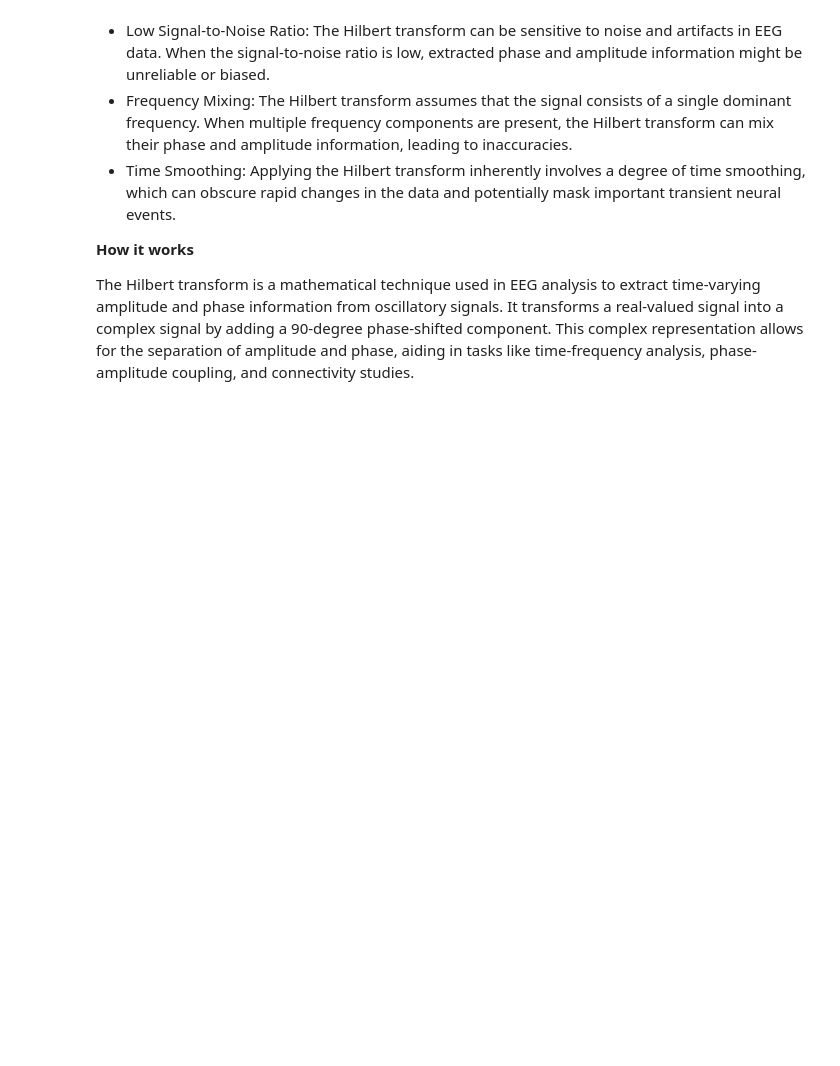
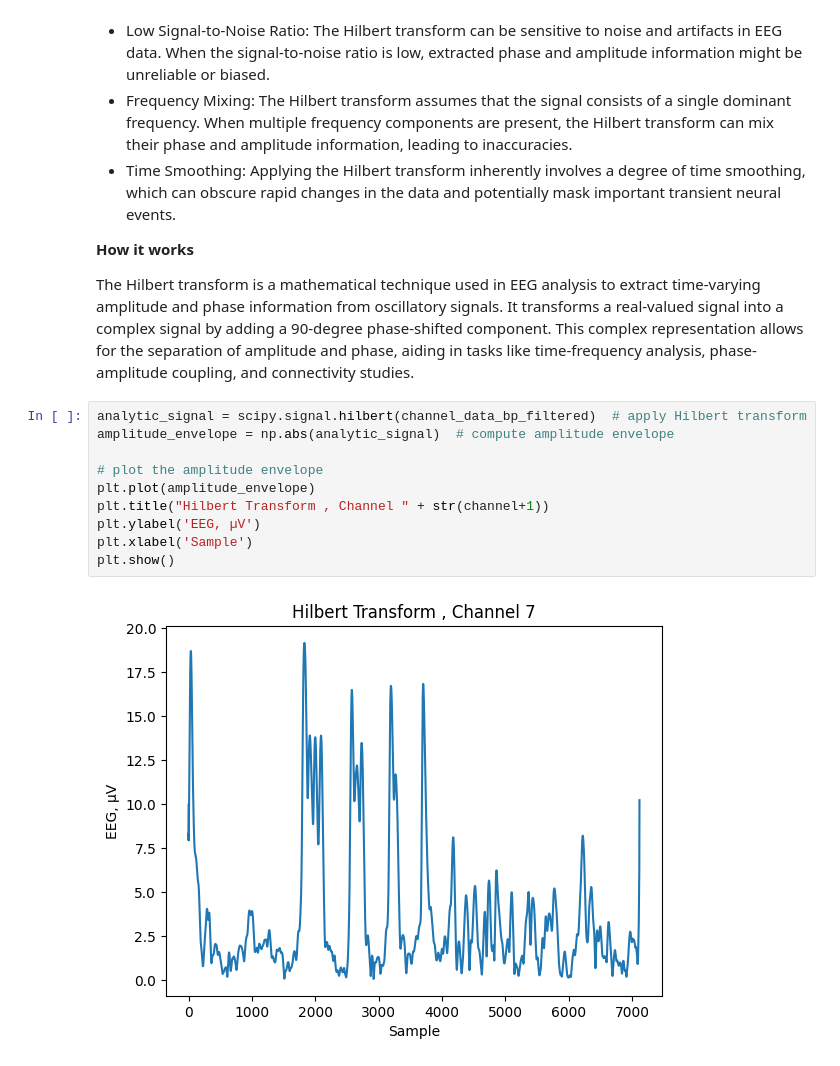
Before and after one commit to nargesyaghoubi/NeuroSignal, a Jupyter notebook: frequency_analysis.ipynb, the cells around one changed output. Saved outputs shown, nothing was run; the diff lists cells and outputs as text; blank space fills up the shorter version.

Commit message:
apply Hilbert transform

```diff
--- a/frequency_analysis.ipynb
+++ b/frequency_analysis.ipynb
@@ -244,3 +244,15 @@ The Hilbert transform is a signal processing technique used to compute the analy
 **How it works**
 
 The Hilbert transform is a mathematical technique used in EEG analysis to extract time-varying amplitude and phase information from oscillatory signals. It transforms a real-valued signal into a complex signal by adding a 90-degree phase-shifted component. This complex representation allows for the separation of amplitude and phase, aiding in tasks like time-frequency analysis, phase-amplitude coupling, and connectivity studies.
+# %%
+analytic_signal = scipy.signal.hilbert(channel_data_bp_filtered)  # apply Hilbert transform
+amplitude_envelope = np.abs(analytic_signal)  # compute amplitude envelope
+
+# plot the amplitude envelope
+plt.plot(amplitude_envelope)
+plt.title("Hilbert Transform , Channel " + str(channel+1))
+plt.ylabel('EEG, µV')
+plt.xlabel('Sample')
+plt.show()
+# %% [output]
+[figure, added]
```
